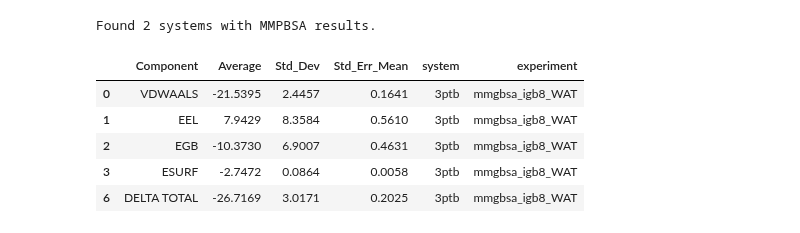
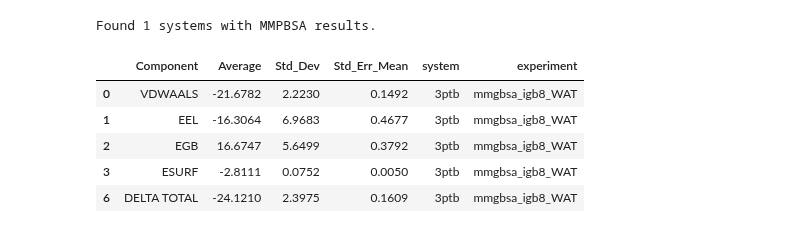
Before and after one commit to forlilab/autopath, a Jupyter notebook: examples/02_iAnalysis/analysis_mmgbsa.ipynb, the cells around one changed output. Saved outputs shown, nothing was run; the diff lists cells and outputs as text; code cells hidden in the pictures.

```diff
--- a/examples/02_iAnalysis/analysis_mmgbsa.ipynb
+++ b/examples/02_iAnalysis/analysis_mmgbsa.ipynb
@@ -30,25 +10,28 @@ WARNING:autopath:Please install openmmtools to use Girsanov reweighting.
 MDAnalysis.topology.tables has been moved to MDAnalysis.guesser.tables. This import point will be removed in MDAnalysis version 3.0.0
   warnings.warn(wmsg, category=DeprecationWarning)
 # %%
-sysname = '3ptb'
-allsystems = glob(f'{sysname}/*/FINAL_RESULTS_mmpbsa.dat')
+allsystems = glob(f'../*/*/*/FINAL_RESULTS_mmpbsa.dat')
 print(f'Found {len(allsystems)} systems with MMPBSA results.')
 alldfs = []
-for pathfname in allsystems:
-    expname = pathfname.split('/')[1]
-    df_diff = ProteinLigandAnalyzer.parse_mmpbsa_differences_table(pathfname)
+for fname in allsystems:
+    sysname = fname.split('/')[2]
+    expname = fname.split('/')[3]
+    df_diff = ProteinLigandAnalyzer.parse_mmpbsa_differences_table(fname)
     df_diff['system'] = sysname
     df_diff['experiment'] = expname
     alldfs.append(df_diff)
+    os.makedirs(f'{sysname}/plots_mmgbsa', exist_ok=True)
+    # ProteinLigandAnalyzer.plot_mmpbsa_byresidue(df_diff,
+    #                                             out_dir=f'{sysname}/plots_mmgbsa')
 
 df_all = pd.concat(alldfs, ignore_index=True)
 df_all = df_all[~df_all['Component'].isin(['ENPOLAR', 'EDISPER', 'DELTA G gas', 'DELTA G solv'])]
 df_all.head()
 # %% [output]
-Found 2 systems with MMPBSA results.
+Found 1 systems with MMPBSA results.
 |  | Component | Average | Std_Dev | Std_Err_Mean | system | experiment |
-| 0 | VDWAALS | -21.5395 | 2.4457 | 0.1641 | 3ptb | mmgbsa_igb8_WAT |
-| 1 | EEL | 7.9429 | 8.3584 | 0.5610 | 3ptb | mmgbsa_igb8_WAT |
-| 2 | EGB | -10.3730 | 6.9007 | 0.4631 | 3ptb | mmgbsa_igb8_WAT |
-| 3 | ESURF | -2.7472 | 0.0864 | 0.0058 | 3ptb | mmgbsa_igb8_WAT |
-| 6 | DELTA TOTAL | -26.7169 | 3.0171 | 0.2025 | 3ptb | mmgbsa_igb8_WAT |
+| 0 | VDWAALS | -21.6782 | 2.2230 | 0.1492 | 3ptb | mmgbsa_igb8_WAT |
+| 1 | EEL | -16.3064 | 6.9683 | 0.4677 | 3ptb | mmgbsa_igb8_WAT |
+| 2 | EGB | 16.6747 | 5.6499 | 0.3792 | 3ptb | mmgbsa_igb8_WAT |
+| 3 | ESURF | -2.8111 | 0.0752 | 0.0050 | 3ptb | mmgbsa_igb8_WAT |
+| 6 | DELTA TOTAL | -24.1210 | 2.3975 | 0.1609 | 3ptb | mmgbsa_igb8_WAT |
```
Also changed, not shown: parts of 6 cells of this notebook, 12 other files.
